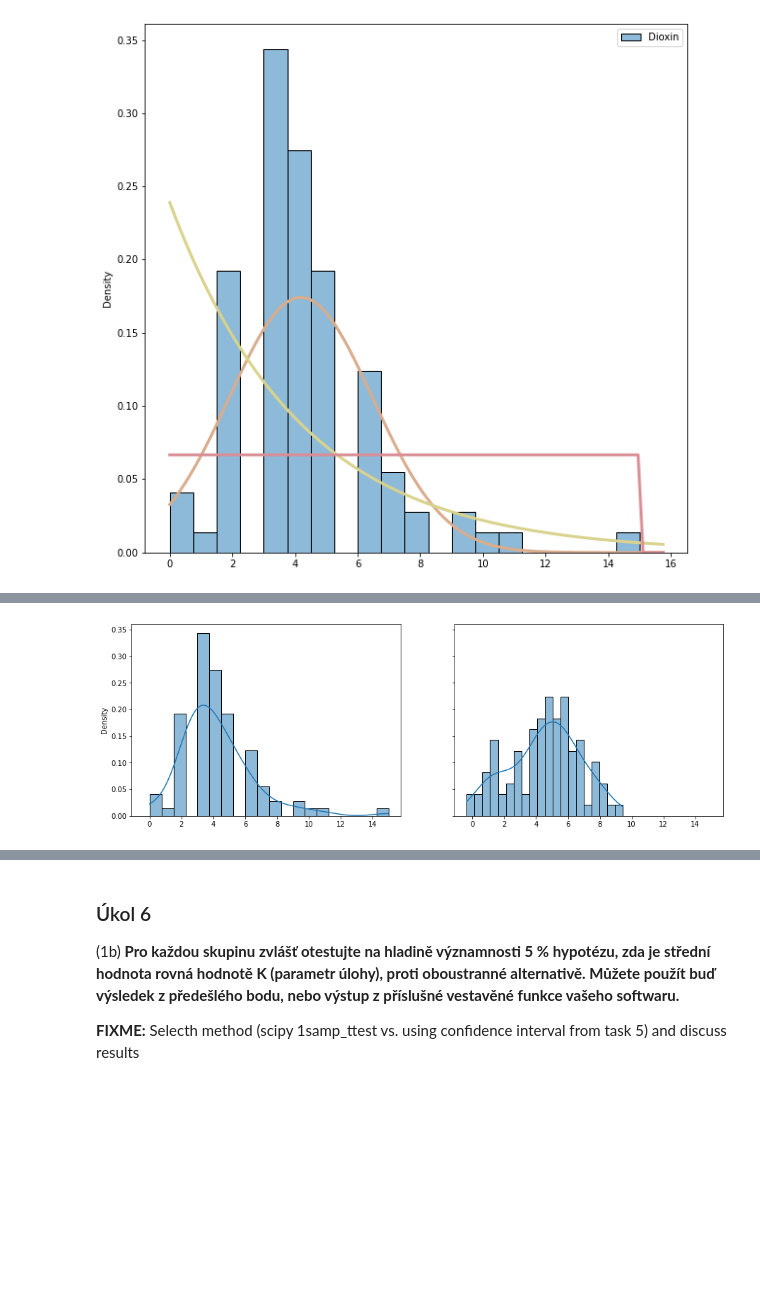
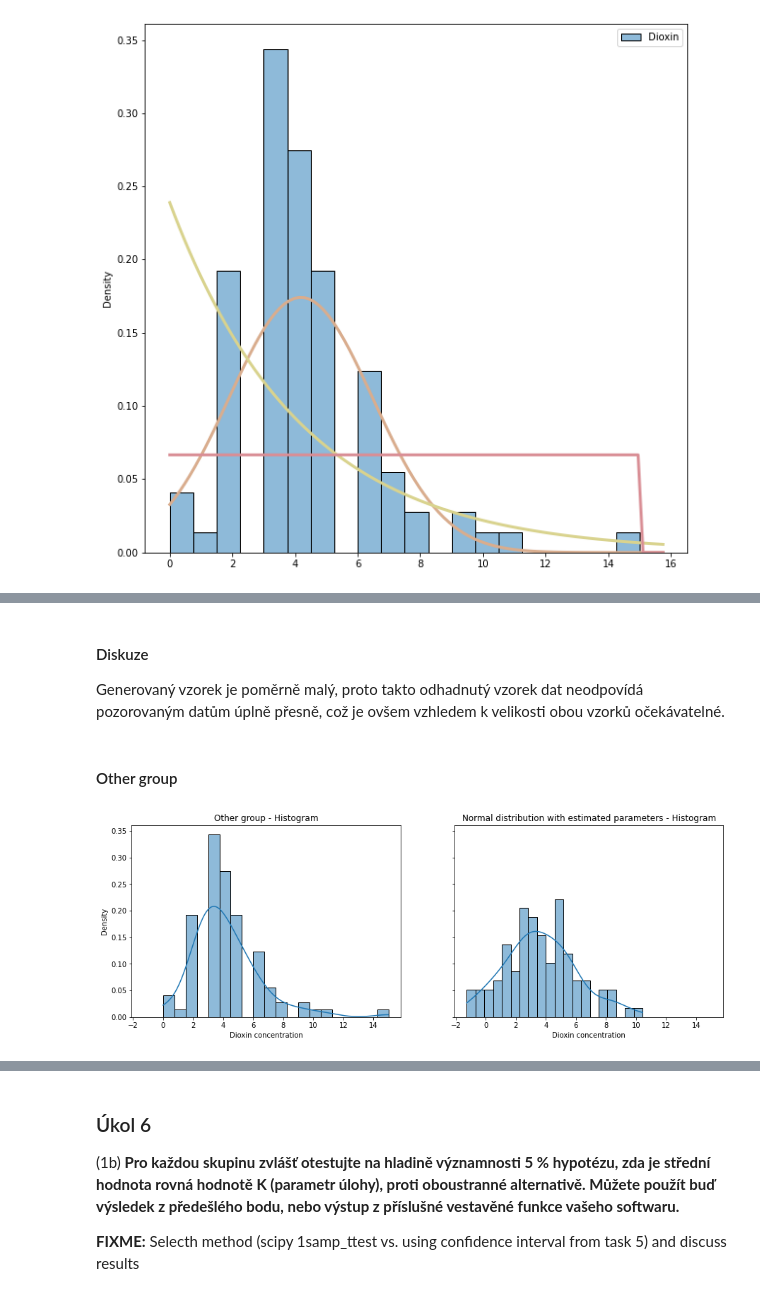
Before and after one commit to czernalex/BI_PST_ASSIGNMENT, a Jupyter notebook: src/assignment.ipynb, the cells around one changed output, grey strips where cells are left out. Cells and saved outputs as stored; diff of their text form; code cells hidden in the pictures; blank space fills up the shorter version.

```diff
--- a/src/assignment.ipynb
+++ b/src/assignment.ipynb
@@ -337,32 +373,46 @@ ax2 = sb.histplot(
+# %% [markdown]
+#### Diskuze
+
+Generovaný vzorek je poměrně malý, proto takto odhadnutý vzorek dat neodpovídá pozorovaným datům úplně přesně, což je ovšem vzhledem k velikosti obou vzorků očekávatelné.
+# %% [markdown]
+#### Other group
 # %%
 ### other group - data comparison
 
 data_other_simulated = np.random.normal(
     loc=other_norm_distr_expected_value,
     scale=other_norm_distr_std_deviance,
     size=100
 )
 
 fig, (ax1, ax2) = plt.subplots(
     ncols=2,
     sharex=True,
     sharey=True,
     figsize=(15, 5)
 )
 ax1 = sb.histplot(
     data_other,
     bins=20,
     stat="density",
     kde=True,
     ax=ax1,
     legend=False
 )
 ax2 = sb.histplot(
     data_other_simulated,
     bins=20,
     stat="density",
     kde=True,
     ax=ax2
 )
+ax1 = ax1.set(
+    title="Other group - Histogram",
+    xlabel="Dioxin concentration"
+)
+ax2 = ax2.set(
+    title="Normal distribution with estimated parameters - Histogram",
+    xlabel="Dioxin concentration"
+)
 # %% [output]
-[figure, old version]
+[figure, new version]
```
Also changed, not shown: parts of 18 cells of this notebook.
